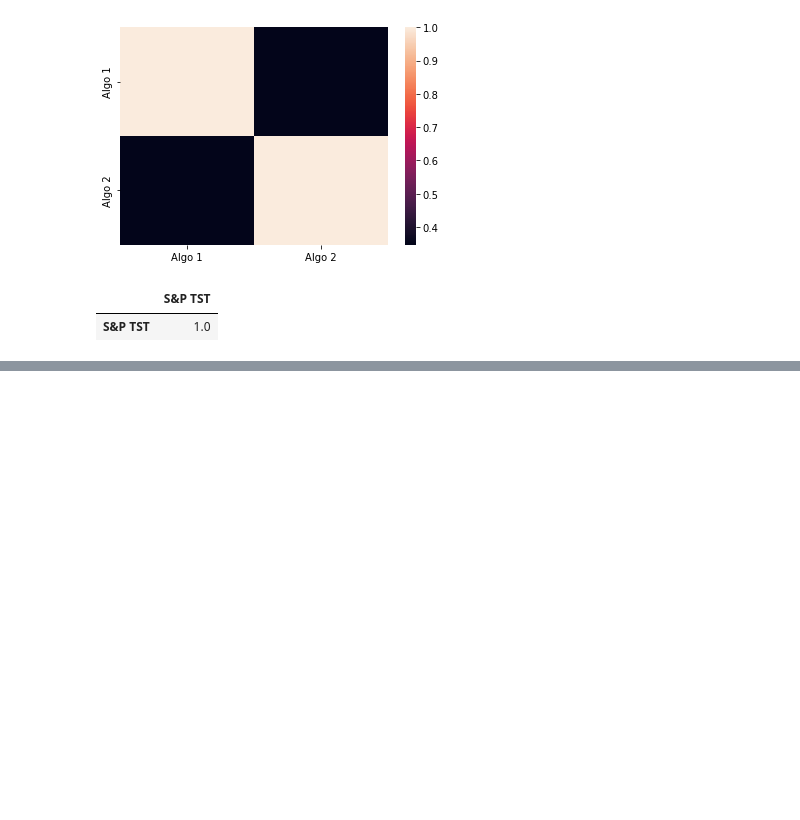
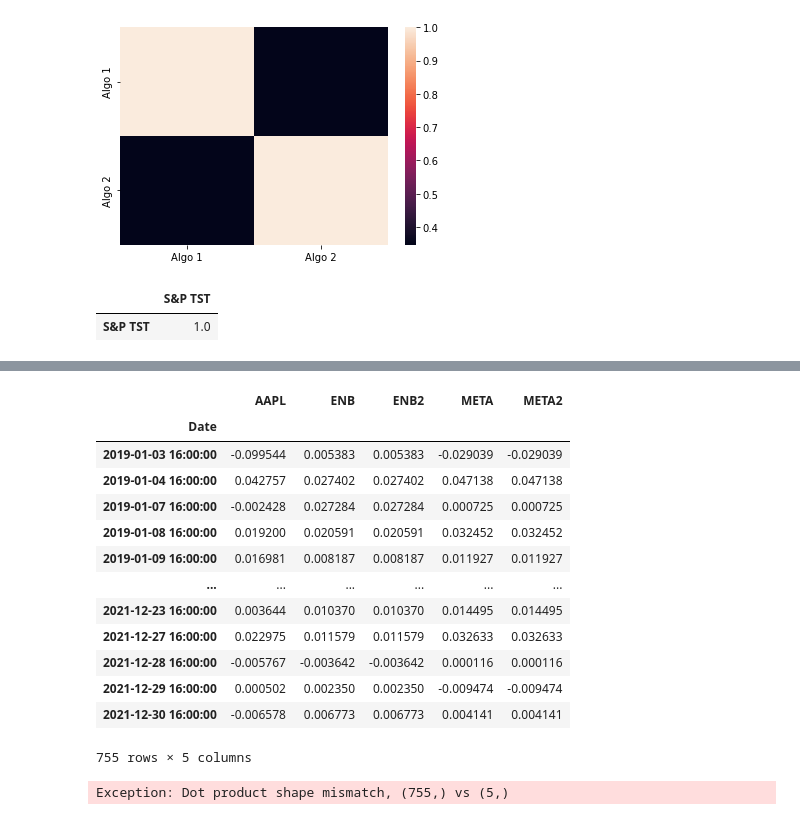
Before and after one commit to adrianlangau/A-Whale-Off-the-PortFolio, a Jupyter notebook: Unit 4 Homework Assignment.ipynb, the cells around one changed output, grey strips where cells are left out. Drawn from its saved outputs; the diff is of its cells as text; code cells hidden in the pictures; blank space fills up the shorter version.

```diff
--- a/Unit 4 Homework Assignment.ipynb
+++ b/Unit 4 Homework Assignment.ipynb
@@ -379,0 +439,5 @@ sp_tst_return_cor
+# %%
+meta2_columns = ["META2"]
+meta2_df.columns = meta2_columns
+
+meta2_df
@@ -379,0 +459,5 @@ sp_tst_return_cor
+# %%
+enb_columns = ["ENB"]
+enb_df.columns = enb_columns
+
+enb_df
@@ -379,0 +479,5 @@ sp_tst_return_cor
+# %%
+enb2_columns = ["ENB2"]
+enb2_df.columns = enb2_columns
+
+enb2_df
@@ -379,0 +499,51 @@ sp_tst_return_cor
+# %%
+# find the daily return of each stock
+
+aapl_df_return = aapl_df.pct_change().dropna().copy()
+enb_df_return = enb_df.pct_change().dropna().copy()
+meta_df_return = meta_df.pct_change().dropna().copy()
+enb2_df_return = enb2_df.pct_change().dropna().copy()
+meta2_df_return = meta2_df.pct_change().dropna().copy()
+# %%
+# Combine everything into one dataframe
+
+combine_df = pd.concat([aapl_df_return, enb_df_return, enb2_df_return, meta_df_return, meta2_df_return], axis="columns", join="inner")
+
+combine_df
+# %% [output]
+|  | AAPL | ENB | ENB2 | META | META2 |
+| Date |  |  |  |  |  |
+| 2019-01-03 16:00:00 | -0.099544 | 0.005383 | 0.005383 | -0.029039 | -0.029039 |
+| 2019-01-04 16:00:00 | 0.042757 | 0.027402 | 0.027402 | 0.047138 | 0.047138 |
+| 2019-01-07 16:00:00 | -0.002428 | 0.027284 | 0.027284 | 0.000725 | 0.000725 |
+| 2019-01-08 16:00:00 | 0.019200 | 0.020591 | 0.020591 | 0.032452 | 0.032452 |
+| 2019-01-09 16:00:00 | 0.016981 | 0.008187 | 0.008187 | 0.011927 | 0.011927 |
+| ... | ... | ... | ... | ... | ... |
+| 2021-12-23 16:00:00 | 0.003644 | 0.010370 | 0.010370 | 0.014495 | 0.014495 |
+| 2021-12-27 16:00:00 | 0.022975 | 0.011579 | 0.011579 | 0.032633 | 0.032633 |
+| 2021-12-28 16:00:00 | -0.005767 | -0.003642 | -0.003642 | 0.000116 | 0.000116 |
+| 2021-12-29 16:00:00 | 0.000502 | 0.002350 | 0.002350 | -0.009474 | -0.009474 |
+| 2021-12-30 16:00:00 | -0.006578 | 0.006773 | 0.006773 | 0.004141 | 0.004141 |
+755 rows × 5 columns
+# %%
+# Caculate weighted returns of each investment
+
+# Initial Investment
+initial_investment = 100000
+
+# Set weights
+weights = [.2, .2, .2, .2, .2]
+
+# Use the dot function to multiply weights by each stock's daily returns output the optimized portfolio's daily returns
+combine_portfolio_return = combine_df.dot(weights)
+
+# Use the `cumprod` function to calculate the optimized portfolio's cumulative returns
+combine_cumulative_returns = (1 + combine_df).cumprod()
+
+# Multiply the initial investment of $10,000 against the portfolio's series of cumulative returns
+combine_cumulative_profits = (initial_investment * combine_cumulative_returns)
+
+# Plot the cumulatives return
+combine_cumulative_profits.plot(figsize=(20,10))
+# %% [output]
+Exception: Dot product shape mismatch, (755,) vs (5,)
```
Also changed, not shown: parts of 7 cells of this notebook, 5 other files.
